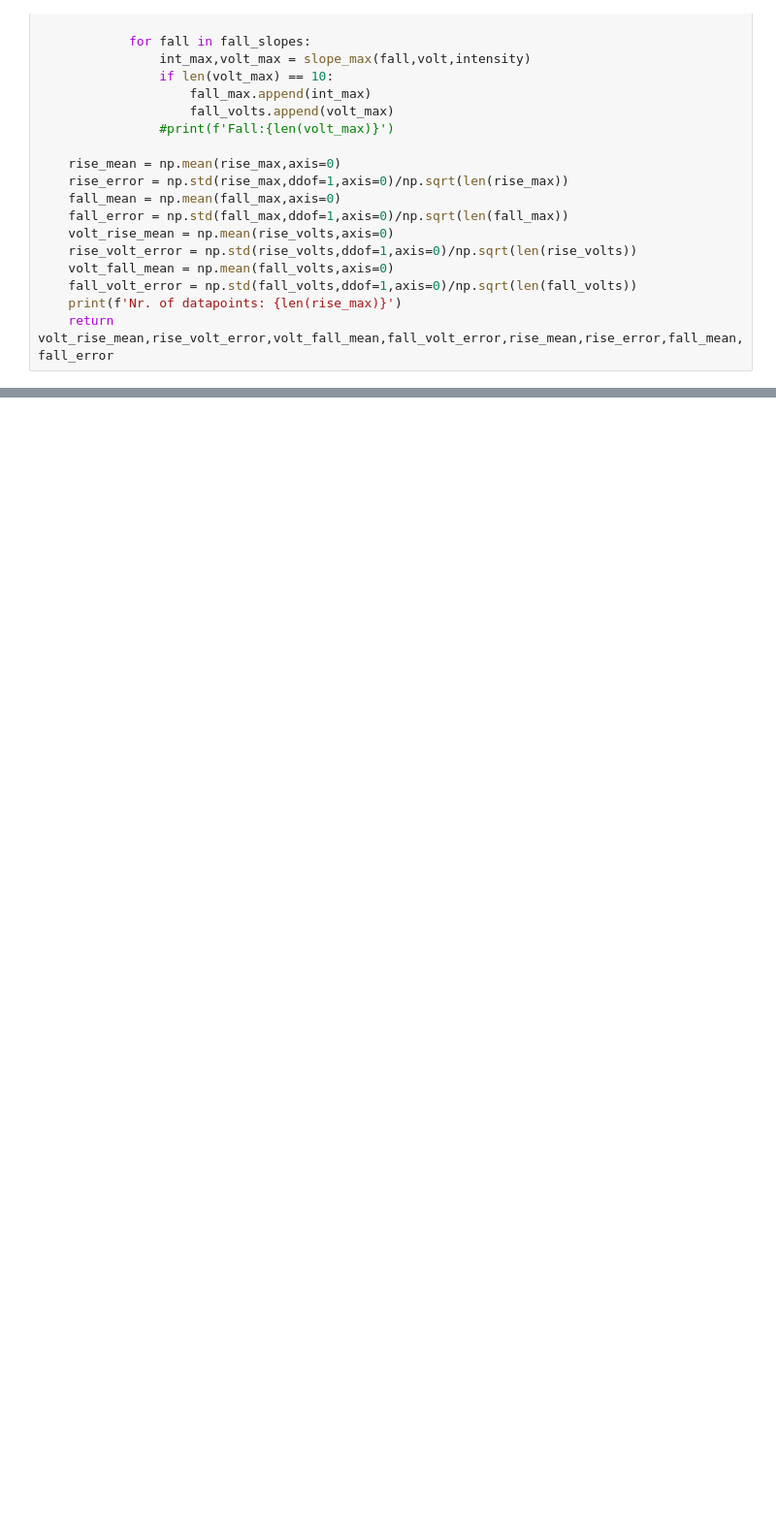
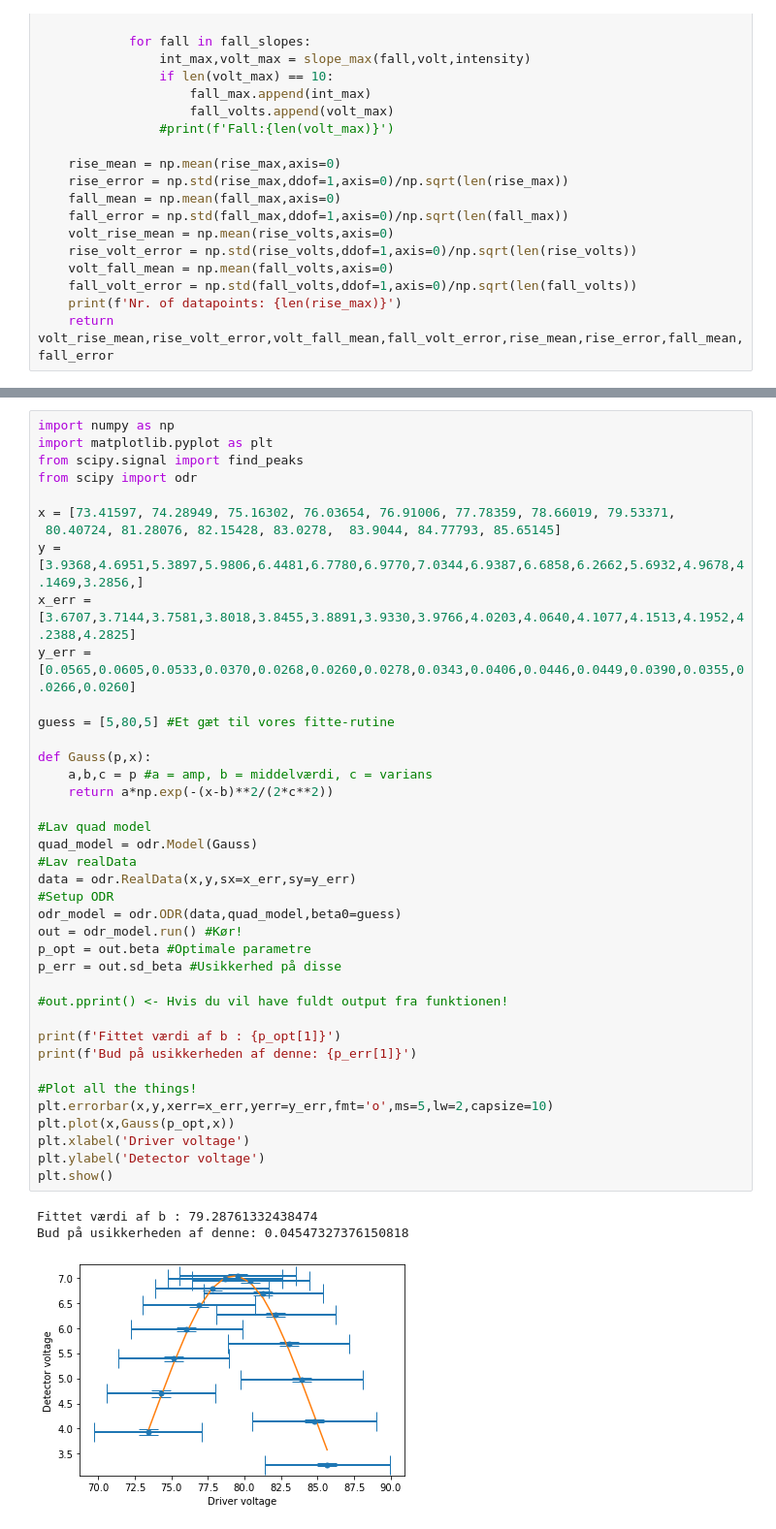
Before and after one commit to MadsCarlsen/Eksperimentel_Fysik, a Jupyter notebook: Michelson_Interferometer/Kode_Mads.ipynb, the cells around one changed output, grey strips where cells are left out. Shown at 97% size. Saved outputs shown, nothing was run; the diff lists cells and outputs as text; blank space fills up the shorter version.

```diff
--- a/Michelson_Interferometer/Kode_Mads.ipynb
+++ b/Michelson_Interferometer/Kode_Mads.ipynb
@@ -198,0 +286,43 @@ v_list,mean,error = mean_slopes(fall,volt,intensity)
+# %%
+import numpy as np
+import matplotlib.pyplot as plt
+from scipy.signal import find_peaks
+from scipy import odr
+
+x = [73.41597, 74.28949, 75.16302, 76.03654, 76.91006, 77.78359, 78.66019, 79.53371,
+ 80.40724, 81.28076, 82.15428, 83.0278,  83.9044, 84.77793, 85.65145]
+y = [3.9368,4.6951,5.3897,5.9806,6.4481,6.7780,6.9770,7.0344,6.9387,6.6858,6.2662,5.6932,4.9678,4.1469,3.2856,]
+x_err = [3.6707,3.7144,3.7581,3.8018,3.8455,3.8891,3.9330,3.9766,4.0203,4.0640,4.1077,4.1513,4.1952,4.2388,4.2825]
+y_err = [0.0565,0.0605,0.0533,0.0370,0.0268,0.0260,0.0278,0.0343,0.0406,0.0446,0.0449,0.0390,0.0355,0.0266,0.0260]
+
+guess = [5,80,5] #Et gæt til vores fitte-rutine
+
+def Gauss(p,x):
+    a,b,c = p #a = amp, b = middelværdi, c = varians
+    return a*np.exp(-(x-b)**2/(2*c**2))
+
+#Lav quad model
+quad_model = odr.Model(Gauss)
+#Lav realData
+data = odr.RealData(x,y,sx=x_err,sy=y_err)
+#Setup ODR
+odr_model = odr.ODR(data,quad_model,beta0=guess)
+out = odr_model.run() #Kør!
+p_opt = out.beta #Optimale parametre
+p_err = out.sd_beta #Usikkerhed på disse
+
+#out.pprint() <- Hvis du vil have fuldt output fra funktionen!
+
+print(f'Fittet værdi af b : {p_opt[1]}')
+print(f'Bud på usikkerheden af denne: {p_err[1]}')
+
+#Plot all the things!
+plt.errorbar(x,y,xerr=x_err,yerr=y_err,fmt='o',ms=5,lw=2,capsize=10)
+plt.plot(x,Gauss(p_opt,x))
+plt.xlabel('Driver voltage')
+plt.ylabel('Detector voltage')
+plt.show()
+# %% [output]
+Fittet værdi af b : 79.28761332438474
+Bud på usikkerheden af denne: 0.04547327376150818
+[figure, added]
```
Also changed, not shown: parts of 16 cells of this notebook.
